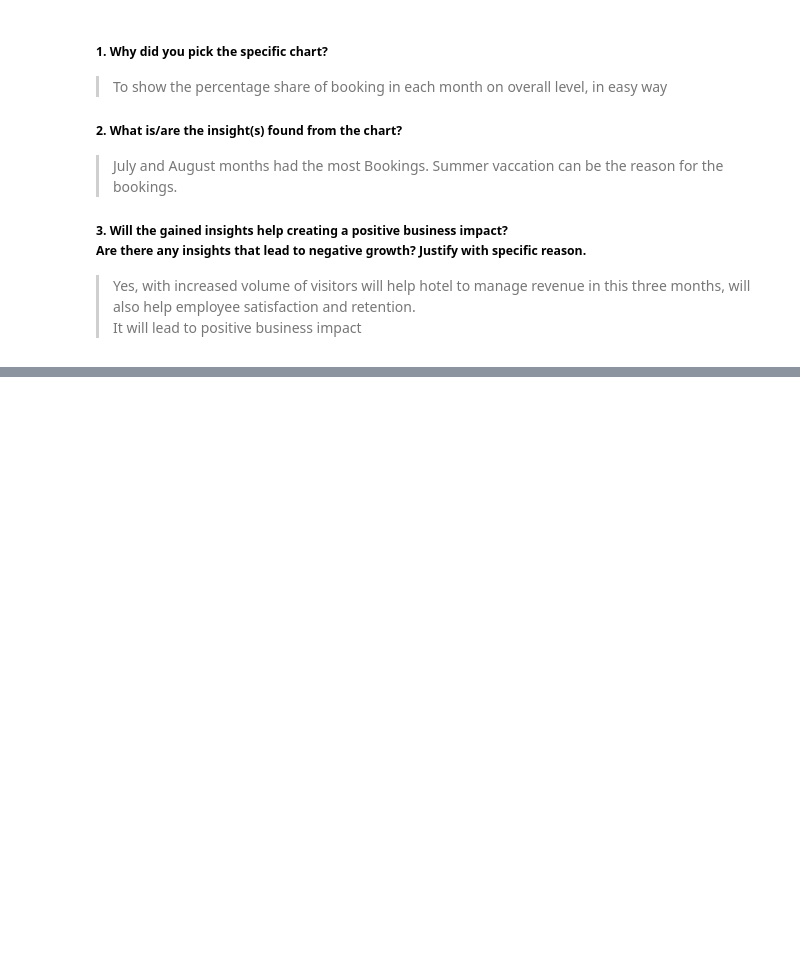
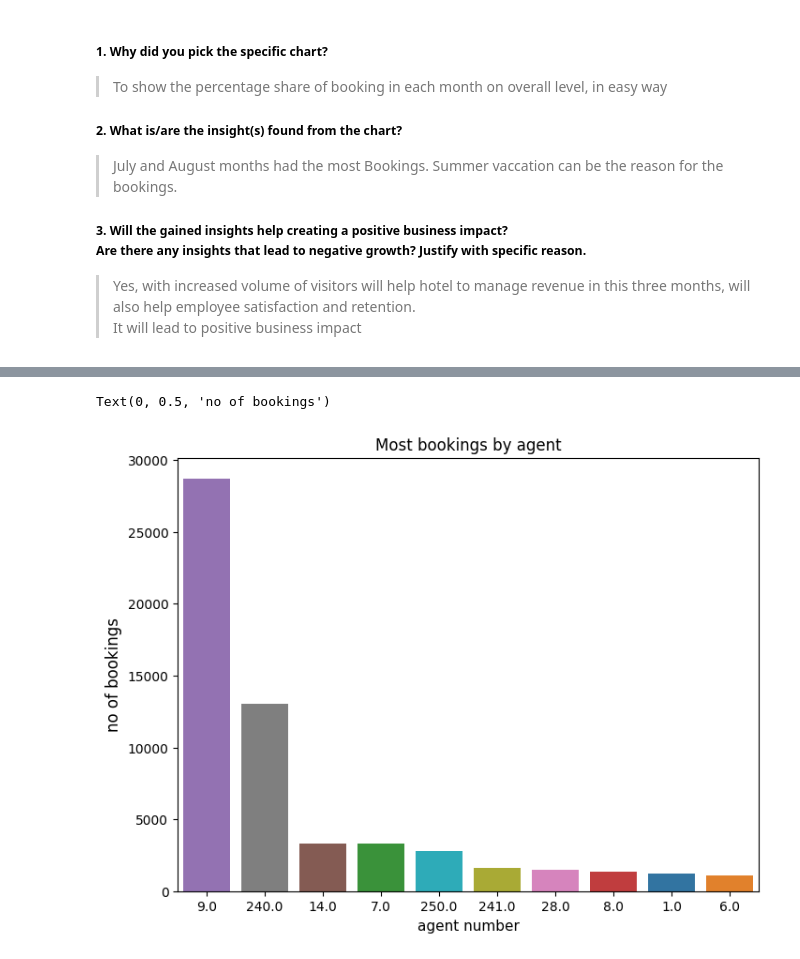
Before and after one commit to Digvijay-0/hotel-analysis, a Jupyter notebook: Hotel_Bookings.ipynb, the cells around one changed output, grey strips where cells are left out. Saved outputs shown, nothing was run; the diff lists cells and outputs as text; code cells hidden in the pictures; blank space fills up the shorter version.

```diff
--- a/Hotel_Bookings.ipynb
+++ b/Hotel_Bookings.ipynb
@@ -532,0 +570,3 @@ plt.show()
+# %%
+agent_bookings = df1['agent'].value_counts().reset_index().rename(columns= {'count': 'no_of_bookings'})[ :10]
+agent_bookings
@@ -532,0 +585,12 @@ plt.show()
+# %%
+# graph plotting
+plt.figure(figsize= (8,6))
+sns.barplot(x= 'agent', y= 'no_of_bookings', data = agent_bookings, order= agent_bookings['agent'] , palette = 'tab10', hue= 'agent', legend= False)
+
+plt.title('Most bookings by agent')
+plt.xlabel('agent number', size = 11)
+plt.ylabel('no of bookings', size = 12)
+plt.show()
+# %% [output]
+Text(0, 0.5, 'no of bookings')
+[figure, added]
```
Also changed, not shown: parts of 37 cells of this notebook.
